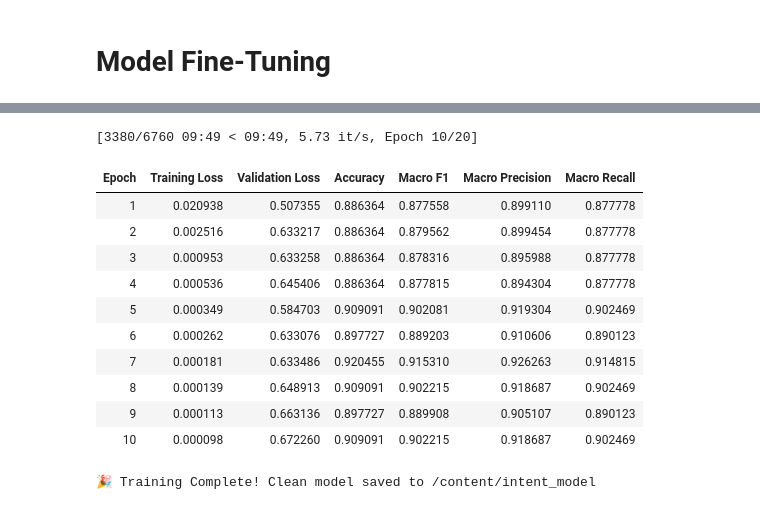
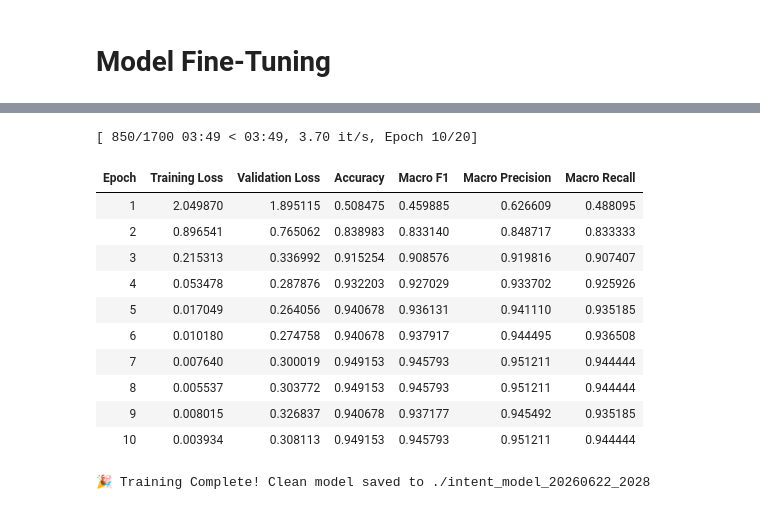
Before and after one commit to alsuhaibanishoug/Intent_Classification, a Jupyter notebook: notebooks/fineTuning_distillBERT.ipynb, the cells around one changed output, grey strips where cells are left out. Drawn from its saved outputs; the diff is of its cells as text; code cells hidden in the pictures.

Commit message:
Upload model v2.0.2 training notebook

```diff
--- a/notebooks/fineTuning_distillBERT.ipynb
+++ b/notebooks/fineTuning_distillBERT.ipynb
@@ -30,7 +31,7 @@ sns.set_theme(style="whitegrid")
 %matplotlib inline
 
 # Define your source dataset path
-DATASET_PATH = "/content/drive/MyDrive/AIE_Project/intent_classification_datasets/data_new_02.csv"
+DATASET_PATH = "/content/drive/MyDrive/AIE_Project/intent_classification_datasets/data_new.csv"
 # %% [markdown]
 # Load Data, Remove Duplicates & Text Cleaning
 # %%
@@ -164,7 +155,7 @@ print("Loading text augmentation model...")
 mask_filler = pipeline("fill-mask", model="distilbert-base-uncased", device=device)
 
 # --- PRODUCTION TUNING PARAMETERS ---
-TARGET_ROWS_PER_CLASS = 600  # Enforces a perfect final distribution balance
+TARGET_ROWS_PER_CLASS = 150  # Enforces a perfect final distribution balance
 MAX_ATTEMPTS = 50            # Dynamic ceiling limit to avoid infinite loops
 
 # High-risk business action keywords that the model must NEVER mask or replace
@@ -386,8 +365,8 @@ Saved optimized splits to storage directory: /content/drive/MyDrive/AIE_Project/
 # %%
 # 1. Define your exact storage location paths
 EXPORT_DIR = "/content/drive/MyDrive/AIE_Project/intent_classification_datasets/"
-train_path = f"{EXPORT_DIR}train_augmented_02.csv"
-val_path = f"{EXPORT_DIR}val_02.csv"
+train_path = f"{EXPORT_DIR}train_augmented.csv"
+val_path = f"{EXPORT_DIR}val.csv"
 
 # 2. Use Hugging Face to load the separate split files directly into a unified object
 raw_datasets = load_dataset('csv', data_files={
@@ -490,7 +469,7 @@ Notes:
 ✅ Tokenizer and Model successfully initialized for 9 classes!
 Kept features for training tensor conversion: ['label', 'input_ids', 'attention_mask']
 # %%
-from sklearn.metrics import accuracy_score, precision_recall_fscore_support
+timestamp = datetime.now().strftime("%Y%m%d_%H%M")
 
 def compute_metrics(eval_pred):
     logits, labels = eval_pred
@@ -508,55 +487,56 @@ def compute_metrics(eval_pred):
         "macro_precision": precision,
         "macro_recall": recall
     }
 
 
 
 training_args = TrainingArguments(
-    output_dir="/content/intent_model",
-    learning_rate=3e-5,                  # Fast, stable fine-tuning learning rate
-    per_device_train_batch_size=16,       # Scaled batch sizing for T4 GPU acceleration
+    output_dir=f"./intent_model_{timestamp}",
+    learning_rate=2e-5,
+    per_device_train_batch_size=16,
     per_device_eval_batch_size=16,
-    num_train_epochs=20,                  # Balanced iteration count over the larger dataset
-    weight_decay=0.01,
-    eval_strategy="epoch",               # Evaluate accuracy metrics after each training loop pass
+    num_train_epochs=20,
+    weight_decay=0.1,
+    warmup_steps=100,
+    eval_strategy="epoch",
     save_strategy="epoch",
-    load_best_model_at_end=True,         # Track and reload optimal state weights automatically
-    metric_for_best_model="macro_f1",   # Tracks loss calculation directly
-    greater_is_better=True,             # We want the lowest possible validation loss
+    load_best_model_at_end=True,
+    metric_for_best_model="macro_f1",
+    greater_is_better=True,
     logging_steps=20,
     report_to="none"
 )
 
 trainer = Trainer(
     model=model,
     args=training_args,
     train_dataset=tokenized_datasets["train"],
     eval_dataset=tokenized_datasets["validation"],
     processing_class=tokenizer,
     data_collator=data_collator,
     compute_metrics=compute_metrics,
     callbacks=[EarlyStoppingCallback(early_stopping_patience=3)]
 )
 
 # Execute model training
 trainer.train()
 
 # Permanently persist model weights and configurations cleanly to storage disk
-model.save_pretrained("/content/intent_model")
-tokenizer.save_pretrained("/content/intent_model")
-print("\n🎉 Training Complete! Clean model saved to /content/intent_model")
+model.save_pretrained(f"./intent_model_{timestamp}")
+tokenizer.save_pretrained(f"./intent_model_{timestamp}")
+print(f"\n🎉 Training Complete! Clean model saved to ./intent_model_{timestamp}")
 # %% [output]
-[3380/6760 09:49 < 09:49, 5.73 it/s, Epoch 10/20]
+[ 850/1700 03:49 < 03:49, 3.70 it/s, Epoch 10/20]
 | Epoch | Training Loss | Validation Loss | Accuracy | Macro F1 | Macro Precision | Macro Recall |
-| 1 | 0.020938 | 0.507355 | 0.886364 | 0.877558 | 0.899110 | 0.877778 |
-| 2 | 0.002516 | 0.633217 | 0.886364 | 0.879562 | 0.899454 | 0.877778 |
-| 3 | 0.000953 | 0.633258 | 0.886364 | 0.878316 | 0.895988 | 0.877778 |
-| 4 | 0.000536 | 0.645406 | 0.886364 | 0.877815 | 0.894304 | 0.877778 |
-| 5 | 0.000349 | 0.584703 | 0.909091 | 0.902081 | 0.919304 | 0.902469 |
-| 6 | 0.000262 | 0.633076 | 0.897727 | 0.889203 | 0.910606 | 0.890123 |
-| 7 | 0.000181 | 0.633486 | 0.920455 | 0.915310 | 0.926263 | 0.914815 |
-| 8 | 0.000139 | 0.648913 | 0.909091 | 0.902215 | 0.918687 | 0.902469 |
-| 9 | 0.000113 | 0.663136 | 0.897727 | 0.889908 | 0.905107 | 0.890123 |
-| 10 | 0.000098 | 0.672260 | 0.909091 | 0.902215 | 0.918687 | 0.902469 |
+| 1 | 2.049870 | 1.895115 | 0.508475 | 0.459885 | 0.626609 | 0.488095 |
+| 2 | 0.896541 | 0.765062 | 0.838983 | 0.833140 | 0.848717 | 0.833333 |
+| 3 | 0.215313 | 0.336992 | 0.915254 | 0.908576 | 0.919816 | 0.907407 |
+| 4 | 0.053478 | 0.287876 | 0.932203 | 0.927029 | 0.933702 | 0.925926 |
+| 5 | 0.017049 | 0.264056 | 0.940678 | 0.936131 | 0.941110 | 0.935185 |
+| 6 | 0.010180 | 0.274758 | 0.940678 | 0.937917 | 0.944495 | 0.936508 |
+| 7 | 0.007640 | 0.300019 | 0.949153 | 0.945793 | 0.951211 | 0.944444 |
+| 8 | 0.005537 | 0.303772 | 0.949153 | 0.945793 | 0.951211 | 0.944444 |
+| 9 | 0.008015 | 0.326837 | 0.940678 | 0.937177 | 0.945492 | 0.935185 |
+| 10 | 0.003934 | 0.308113 | 0.949153 | 0.945793 | 0.951211 | 0.944444 |
-🎉 Training Complete! Clean model saved to /content/intent_model
+🎉 Training Complete! Clean model saved to ./intent_model_20260622_2028
 # %%
```
Also changed, not shown: parts of 8 cells of this notebook.
